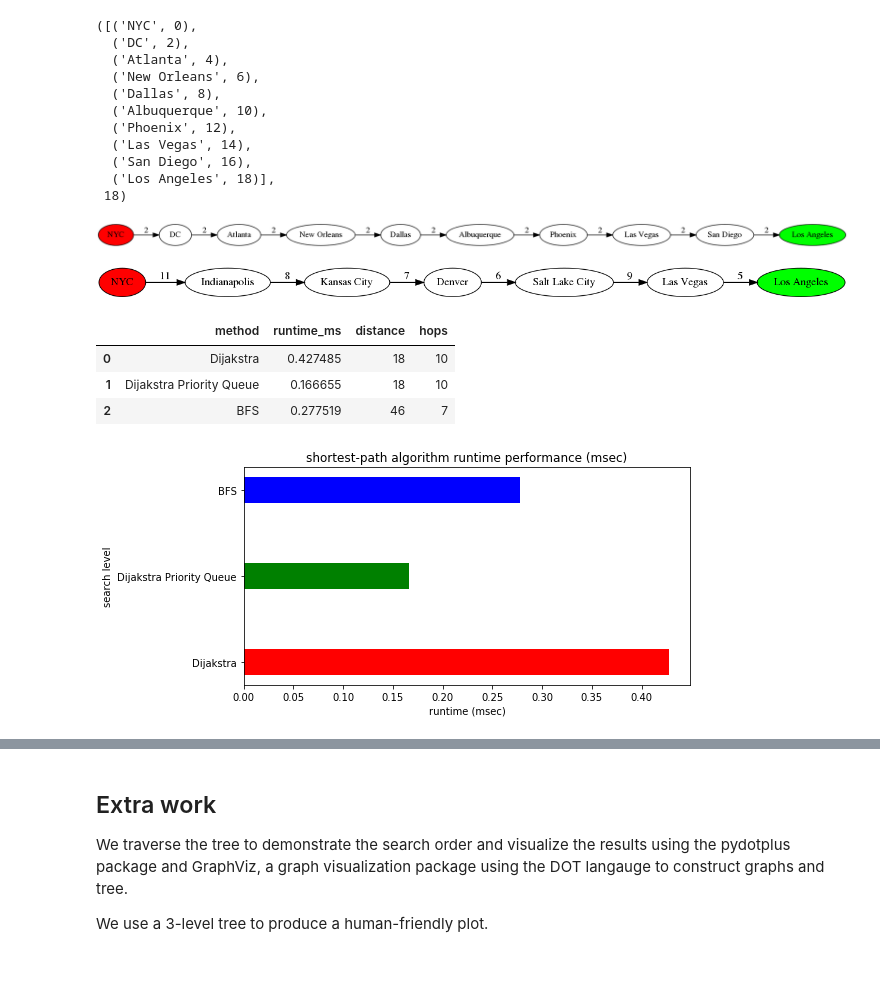
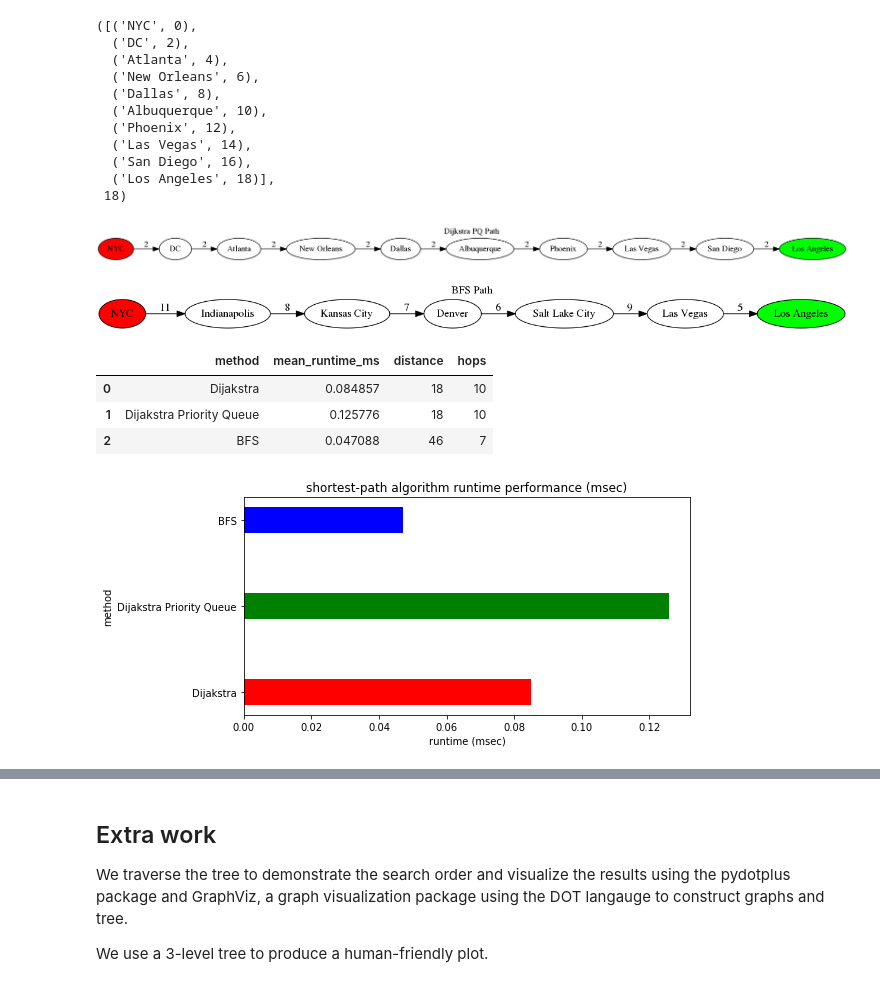
Before and after one commit to dannyavni/MSDS_432, a Jupyter notebook: DanAvni_mp7.ipynb, the cells around one changed output, grey strips where cells are left out. Drawn from its saved outputs; the diff is of its cells as text; code cells hidden in the pictures.

```diff
--- a/DanAvni_mp7.ipynb
+++ b/DanAvni_mp7.ipynb
@@ -66,6 +66,19 @@ graph_data = \
     ('Las Vegas', 'San Diego', 2),
     ('Las Vegas', 'Los Angeles', 5)
 ]
+# %%
+# the graph
+graph = {}
+
+for item in graph_data:
+    source, destination, cost = item
+    if source not in graph:
+        graph[source] = []
+    graph[source].append((destination, cost))
+
+# prepare data frame to hold test results
+test_results_col_names = ['method', 'runtime_ms']
+test_results           = pd.DataFrame(columns = test_results_col_names)
 # %%
 #Dijkstra shortest-path implementation created from Pseudocode here:
 #https://en.wikipedia.org/wiki/Dijkstra%27s_algorithm
@@ -137,7 +141,9 @@ for item in graph_data:
 # %%
-start   = time.time()
-dijkstra_path, dijkstra_cost = find_shortest_path(graph, 'NYC', 'Los Angeles')
-dijkstra_ms = (time.time() - start) * 1000
+for i in range(0,24):
+    start   = time.time()
+    dijkstra_path, dijkstra_cost = find_shortest_path(graph, 'NYC', 'Los Angeles')
+    runtime_ms = ((time.time() - start) * 1000)
+    test_results.loc[len(test_results)] = ['Dijkstra', runtime_ms]
 # %%
 dijkstra_path, dijkstra_cost
 # %% [output]
@@ -202,9 +208,11 @@ def find_shortest_path_pq(graph, start, finish):
 
     return list(create_path(start, finish, prev, dist)), dist[finish]
 # %%
-start   = time.time()
-dijkstra_pq_path, dijkstra_pq_cost = find_shortest_path_pq(graph, 'NYC', 'Los Angeles')
-dijkstra_pq_ms = (time.time() - start) * 1000
+for i in range(0,24):
+    start   = time.time()
+    dijkstra_pq_path, dijkstra_pq_cost = find_shortest_path_pq(graph, 'NYC', 'Los Angeles')
+    runtime_ms = ((time.time() - start) * 1000)
+    test_results.loc[len(test_results)] = ['Dijkstra PQ', runtime_ms]
 # %%
 dijkstra_pq_path, dijkstra_pq_cost
 # %% [output]
@@ -222,16 +230,16 @@ dijkstra_pq_path, dijkstra_pq_cost
 # %%
 path_as_dot = '\"{}\" [fillcolor=red, style=filled] \"{}\" [fillcolor=green, style=filled]'.\
   format(dijkstra_pq_path[0][0], dijkstra_path[len(dijkstra_pq_path)-1][0])
 
 for i in range(0, len(dijkstra_path)-1):
     path_as_dot += '\"{}\"->\"{}\"'.format(dijkstra_pq_path[i][0], dijkstra_pq_path[i+1][0])
     path_as_dot += '[label =\"{}\"];'.format(dijkstra_pq_path[i+1][1] -dijkstra_pq_path[i][1] )
 
-path_graph = pdp.graph_from_dot_data('digraph { rankdir="LR"; ' + path_as_dot + '}')
+path_graph = pdp.graph_from_dot_data('digraph { label="Dijkstra PQ Path"; labelloc = "t";rankdir="LR"; ' + path_as_dot + '}')
 
 Image(path_graph.create_png())
 # %% [output]
-[figure, old version]
+[figure, new version]
 # %%
 #breadth-first-search (bfs) implementation adapted and heavily modified from:
 #https://github.com/egonSchiele/grokking_algorithms/
@@ -265,35 +275,43 @@ for i in range(0, len(bfs_path)-1):
     path_as_dot += '\"{}\"->\"{}\"'.format(bfs_path[i][0], bfs_path[i+1][0])
     path_as_dot += '[label =\"{}\"];'.format(bfs_path[i+1][1] )
 
-path_graph = pdp.graph_from_dot_data('digraph { rankdir="LR"; ' + path_as_dot + '}')
+path_graph = pdp.graph_from_dot_data('digraph {label="BFS Path"; labelloc = "t"; rankdir="LR"; ' + \
+                                     path_as_dot + '}')
 
 Image(path_graph.create_png())
 # %% [output]
-[figure, old version]
+[figure, new version]
 # %%
 #prepare an empty data frame with the desired column names
-test_results_col_names = ['method', 'runtime_ms', 'distance', 'hops']
-test_results           = pd.DataFrame(columns = test_results_col_names)
+test_results_mean_col_names = ['method', 'mean_runtime_ms', 'distance', 'hops']
+test_results_mean           = pd.DataFrame(columns = test_results_mean_col_names)
 
-test_results.loc[len(test_results)] = ['Dijakstra', dijkstra_ms, dijkstra_cost, len(dijkstra_path)]
-test_results.loc[len(test_results)] = ['Dijakstra Priority Queue', dijkstra_pq_ms, dijkstra_pq_cost, len(dijkstra_pq_path)]
-test_results.loc[len(test_results)] = ['BFS', bfs_ms, bfs_cost, len(bfs_path)]
+dijkstra_mean = test_results.loc[test_results['method']=='Dijkstra', 'runtime_ms'].mean()
+test_results_mean.loc[len(test_results_mean)] = \
+  ['Dijakstra', dijkstra_mean, dijkstra_cost, len(dijkstra_path)]
 
+dijkstra_pq_mean = test_results.loc[test_results['method']=='Dijkstra PQ', 'runtime_ms'].mean()
+test_results_mean.loc[len(test_results_mean)] = \
+  ['Dijakstra Priority Queue', dijkstra_pq_mean, dijkstra_pq_cost, len(dijkstra_pq_path)]
 
-test_results
+bfs_mean = test_results.loc[test_results['method']=='BFS', 'runtime_ms'].mean()
+test_results_mean.loc[len(test_results_mean)] = \
+  ['BFS', bfs_mean, bfs_cost, len(bfs_path)]
+
+test_results_mean
 # %% [output]
-|  | method | runtime_ms | distance | hops |
-| 0 | Dijakstra | 0.427485 | 18 | 10 |
-| 1 | Dijakstra Priority Queue | 0.166655 | 18 | 10 |
-| 2 | BFS | 0.277519 | 46 | 7 |
+|  | method | mean_runtime_ms | distance | hops |
+| 0 | Dijakstra | 0.084857 | 18 | 10 |
+| 1 | Dijakstra Priority Queue | 0.125776 | 18 | 10 |
+| 2 | BFS | 0.047088 | 46 | 7 |
 # %%
 #prdoduce a bar plot of the mean search time by level
 plt.figure(figsize=(8,4))
-plt.barh(test_results.method, test_results.runtime_ms, height=0.3,
+plt.barh(test_results_mean.method, test_results_mean.mean_runtime_ms, height=0.3,
          color=['red', 'green',  'blue'])
-plt.ylabel('search level')
+plt.ylabel('method')
 plt.xlabel('runtime (msec)')
 plt.title('shortest-path algorithm runtime performance (msec)')
 plt.show()
 # %% [output]
-[figure, old version]
+[figure, new version]
```
Also changed, not shown: parts of 4 cells of this notebook.
